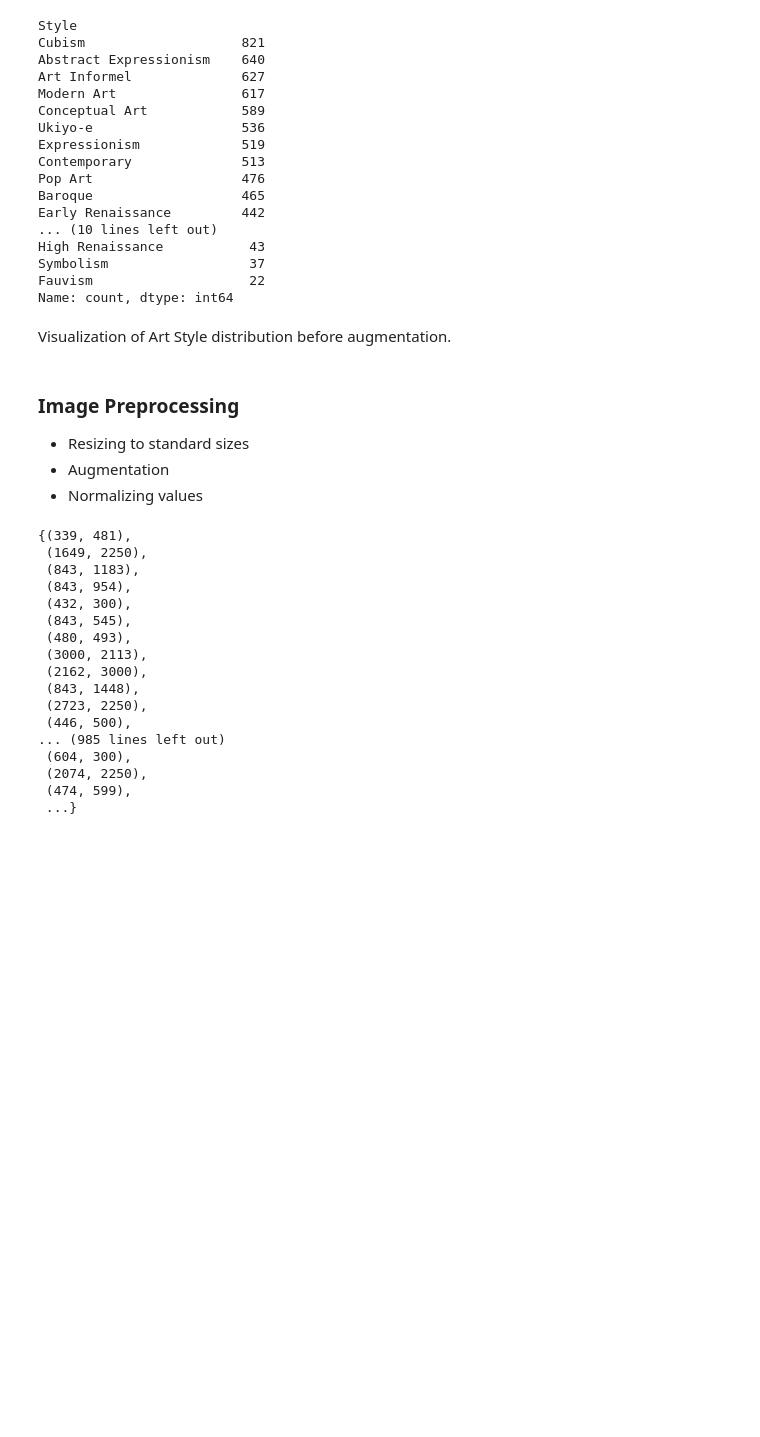
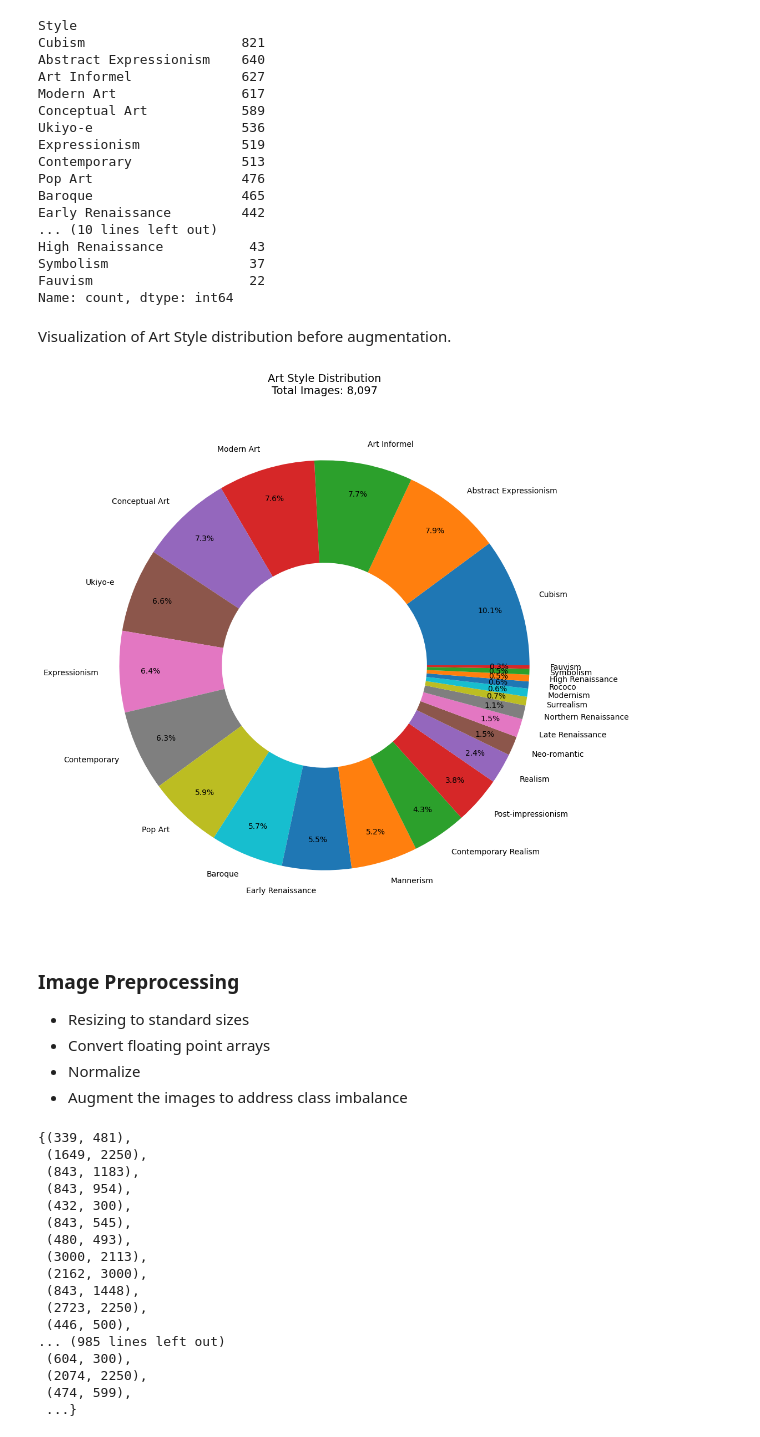
Before and after one commit to piiop/final_project, a Jupyter notebook: eda_and_image_preprocessing.ipynb, the cells around one changed output. Cells and saved outputs as stored; diff of their text form; code cells hidden in the pictures; blank space fills up the shorter version.

```diff
--- a/eda_and_image_preprocessing.ipynb
+++ b/eda_and_image_preprocessing.ipynb
@@ -60,9 +65,6 @@ data collection notebook.
 # Create file_name column by adding .jpg extension to id
 wiki_art_imgs['file_name'] = wiki_art_imgs['id'] + '.jpg'
 print("file_name column added.")
-
-# First check if any ids are None
-wiki_art_imgs = wiki_art_imgs.dropna(subset=['id'])
 
 # Check which files exist in the directory
 image_dir = 'downloaded_images_wikiart'
@@ -110,7 +112,7 @@ wiki_art_imgs = wiki_art_imgs.drop(columns=['id','title','url','artistUrl','arti
                                             'width','image','height'])
 aic_art_imgs = aic_art_imgs.drop(columns=['artwork_type_title','id','image_id','title','style_title'])
 # %%
-imgs = pd.concat([wiki_art_imgs, aic_art_imgs], axis=0)
+imgs = pd.concat([wiki_art_imgs, aic_art_imgs], axis=0, ignore_index=True)
 # %%
 imgs.info()
 # %% [output]
@@ -201,6 +203,7 @@ def clean_art_styles(df):
 # Usage
 
 imgs_cleaned = clean_art_styles(imgs)
+imgs_cleaned= imgs_cleaned.reset_index(drop=True)
 # %%
 imgs_cleaned.info()
 # %% [output]
@@ -246,3 +249,6 @@ style_counts = imgs_cleaned['Style'].value_counts()
 
 # Keep only the styles that occur more than 10 times
 imgs_filtered = imgs_cleaned[imgs_cleaned['Style'].isin(style_counts[style_counts > 10].index)]
+# %%
+imgs_filtered = imgs_filtered.reset_index(drop=True)
+imgs_filtered.info()
@@ -300,8 +289,38 @@ plot_style_pie(imgs_filtered)
+# %%
+def plot_style_pie(df):
+    """
+    Creates a pie chart of art style distribution using matplotlib
+    """
+    plt.figure(figsize=(12, 12))
+
+    # Get style counts and total
+    style_counts = df['Style'].value_counts()
+    total_images = len(df)
+
+    # Create pie chart
+    plt.pie(style_counts.values,
+            labels=style_counts.index,
+            autopct='%1.1f%%',
+            pctdistance=0.85,
+            wedgeprops=dict(width=0.5))  # Creates donut effect
+
+    plt.title(f"Art Style Distribution\nTotal Images: {total_images:,}",
+              pad=20,
+              size=14)
+
+    return plt
+
+#Usage:
+plot_style_pie(imgs_filtered)
+plt.show()
+# %% [output]
+[figure, added]
 # %% [markdown]
 ### Image Preprocessing
 - Resizing to standard sizes
-- Augmentation
-- Normalizing values
+- Convert floating point arrays
+- Normalize
+- Augment the images to address class imbalance
 # %%
 def check_image_sizes_and_update_paths(df):
     """
```
Also changed, not shown: parts of 16 cells of this notebook, 1 other file.
